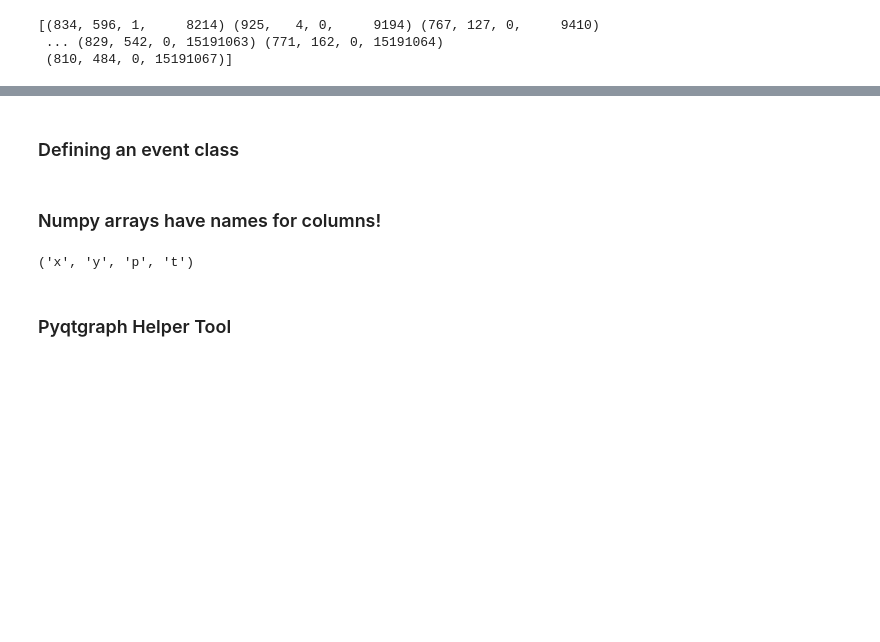
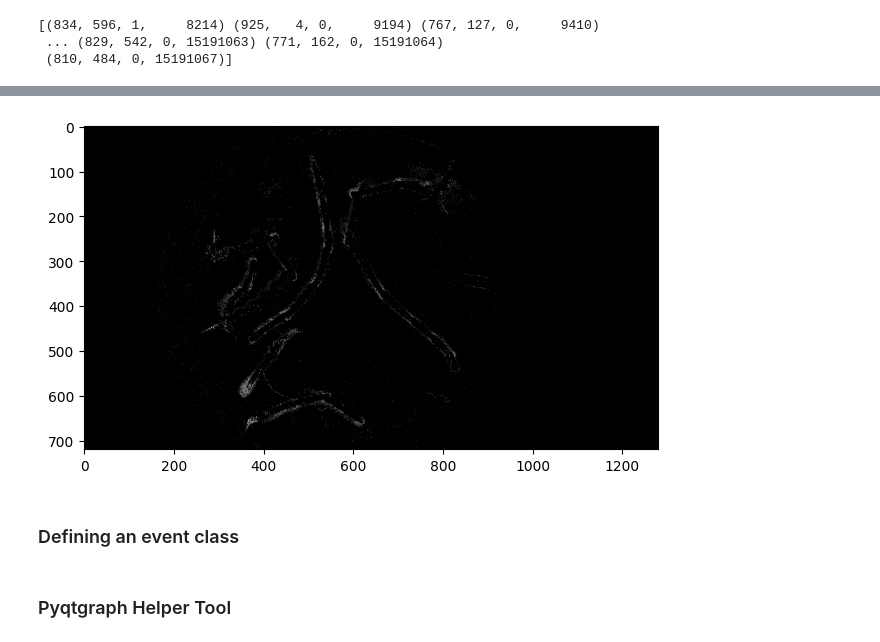
Before and after one commit to ffvoigt/accordion, a Jupyter notebook: playground/data_exploration_bouts_pyqtgraph.ipynb, the cells around one changed output, grey strips where cells are left out. Saved outputs shown, nothing was run; the diff lists cells and outputs as text; code cells hidden in the pictures; blank space fills up the shorter version.

```diff
--- a/playground/data_exploration_bouts_pyqtgraph.ipynb
+++ b/playground/data_exploration_bouts_pyqtgraph.ipynb
@@ -40,3 +83,11 @@ print(events)
+# %%
+height, width = record_raw.get_size()
+im1 = viz_events(inside_events, height, width)
+im2 = viz_events(filtered_events, height, width)
+plt.imshow(im2-im1)
+plt.tight_layout()
+# %% [output]
+[figure, added]
 # %% [markdown]
 ### Defining an event class
 # %%
@@ -158,9 +225,3 @@ myevents = Events(events, 1000)
-# %% [markdown]
-### Numpy arrays have names for columns!
-# %%
-events.dtype.names
-# %% [output]
-('x', 'y', 'p', 't')
 # %% [markdown]
 ### Pyqtgraph Helper Tool
 # %%
```
Also changed, not shown: parts of 23 cells of this notebook, 1 other file.
